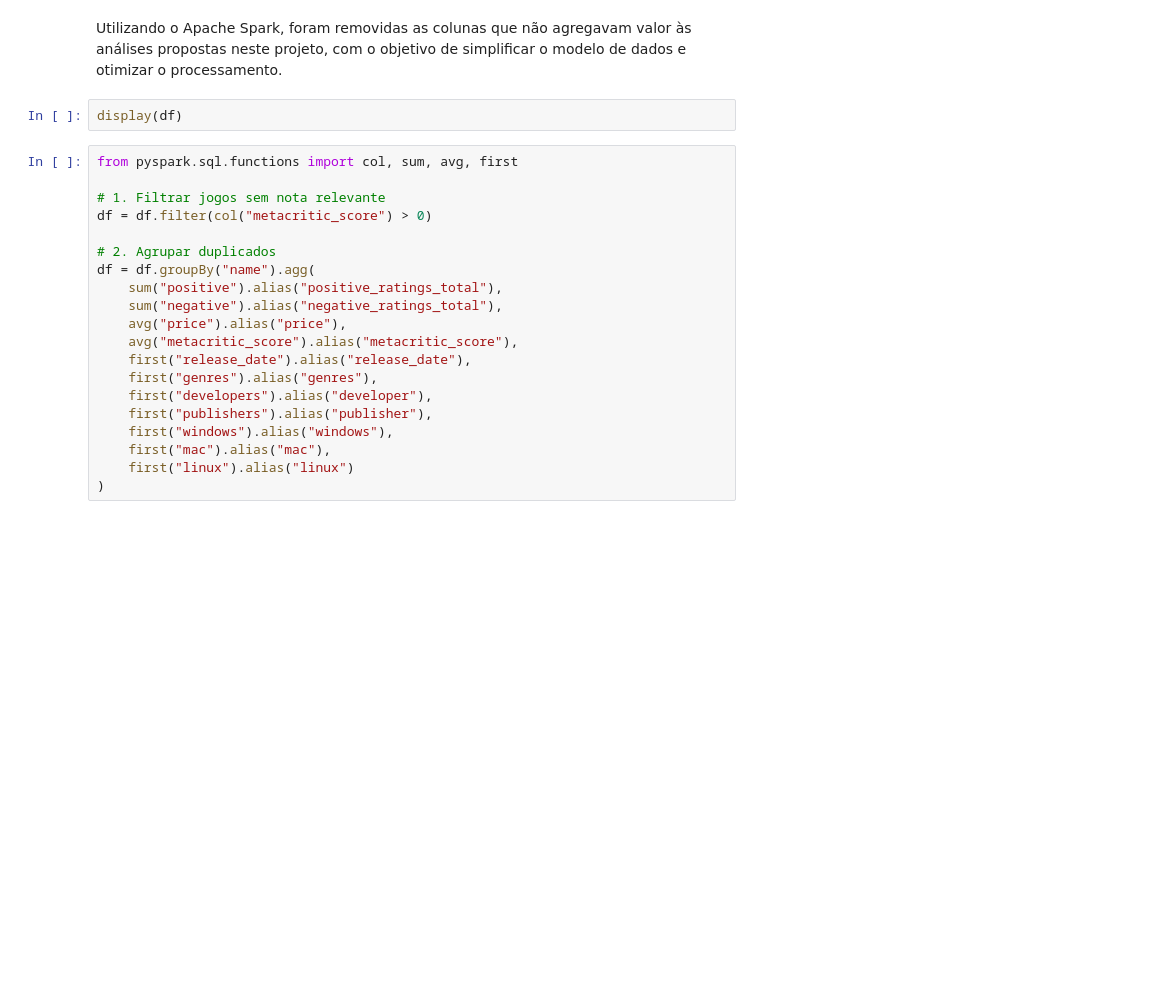
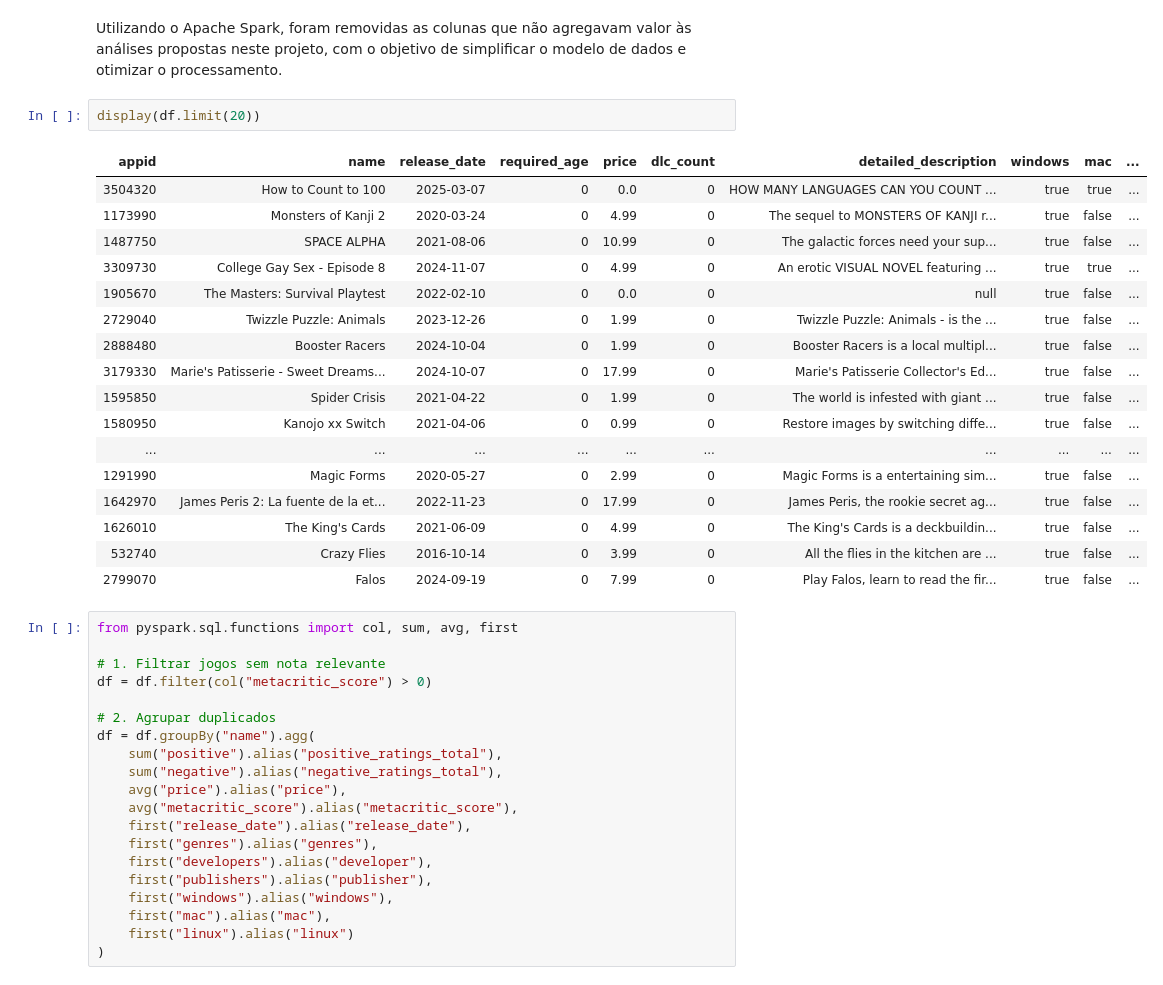
Before and after one commit to Thiagocoluccini/MVP-Databricks-PUC-RIO, a Jupyter notebook: Silver Notebook.ipynb, the cells around one changed output. Cells and saved outputs as stored; diff of their text form; blank space fills up the shorter version.

```diff
--- a/Silver Notebook.ipynb
+++ b/Silver Notebook.ipynb
@@ -12,7 +30,25 @@ df = df.drop(*colunas_remover)
 # %% [markdown]
 Utilizando o Apache Spark, foram removidas as colunas que não agregavam valor às análises propostas neste projeto, com o objetivo de simplificar o modelo de dados e otimizar o processamento.
 # %%
-display(df)
+display(df.limit(20))
+# %% [output]
+| appid | name | release_date | required_age | price | dlc_count | detailed_description | windows | mac | ... |
+| 3504320 | How to Count to 100 | 2025-03-07 | 0 | 0.0 | 0 | HOW MANY LANGUAGES CAN YOU COUNT ... | true | true | ... |
+| 1173990 | Monsters of Kanji 2 | 2020-03-24 | 0 | 4.99 | 0 | The sequel to MONSTERS OF KANJI r... | true | false | ... |
+| 1487750 | SPACE ALPHA | 2021-08-06 | 0 | 10.99 | 0 | The galactic forces need your sup... | true | false | ... |
+| 3309730 | College Gay Sex - Episode 8 | 2024-11-07 | 0 | 4.99 | 0 | An erotic VISUAL NOVEL featuring ... | true | true | ... |
+| 1905670 | The Masters: Survival Playtest | 2022-02-10 | 0 | 0.0 | 0 | null | true | false | ... |
+| 2729040 | Twizzle Puzzle: Animals | 2023-12-26 | 0 | 1.99 | 0 | Twizzle Puzzle: Animals - is the ... | true | false | ... |
+| 2888480 | Booster Racers | 2024-10-04 | 0 | 1.99 | 0 | Booster Racers is a local multipl... | true | false | ... |
+| 3179330 | Marie's Patisserie - Sweet Dreams... | 2024-10-07 | 0 | 17.99 | 0 | Marie's Patisserie Collector's Ed... | true | false | ... |
+| 1595850 | Spider Crisis | 2021-04-22 | 0 | 1.99 | 0 | The world is infested with giant ... | true | false | ... |
+| 1580950 | Kanojo xx Switch | 2021-04-06 | 0 | 0.99 | 0 | Restore images by switching diffe... | true | false | ... |
+| ... | ... | ... | ... | ... | ... | ... | ... | ... | ... |
+| 1291990 | Magic Forms | 2020-05-27 | 0 | 2.99 | 0 | Magic Forms is a entertaining sim... | true | false | ... |
+| 1642970 | James Peris 2: La fuente de la et... | 2022-11-23 | 0 | 17.99 | 0 | James Peris, the rookie secret ag... | true | false | ... |
+| 1626010 | The King's Cards | 2021-06-09 | 0 | 4.99 | 0 | The King's Cards is a deckbuildin... | true | false | ... |
+| 532740 | Crazy Flies | 2016-10-14 | 0 | 3.99 | 0 | All the flies in the kitchen are ... | true | false | ... |
+| 2799070 | Falos | 2024-09-19 | 0 | 7.99 | 0 | Play Falos, learn to read the fir... | true | false | ... |
 # %%
 from pyspark.sql.functions import col, sum, avg, first
 
```
Also changed, not shown: parts of 6 cells of this notebook, 4 other files.
